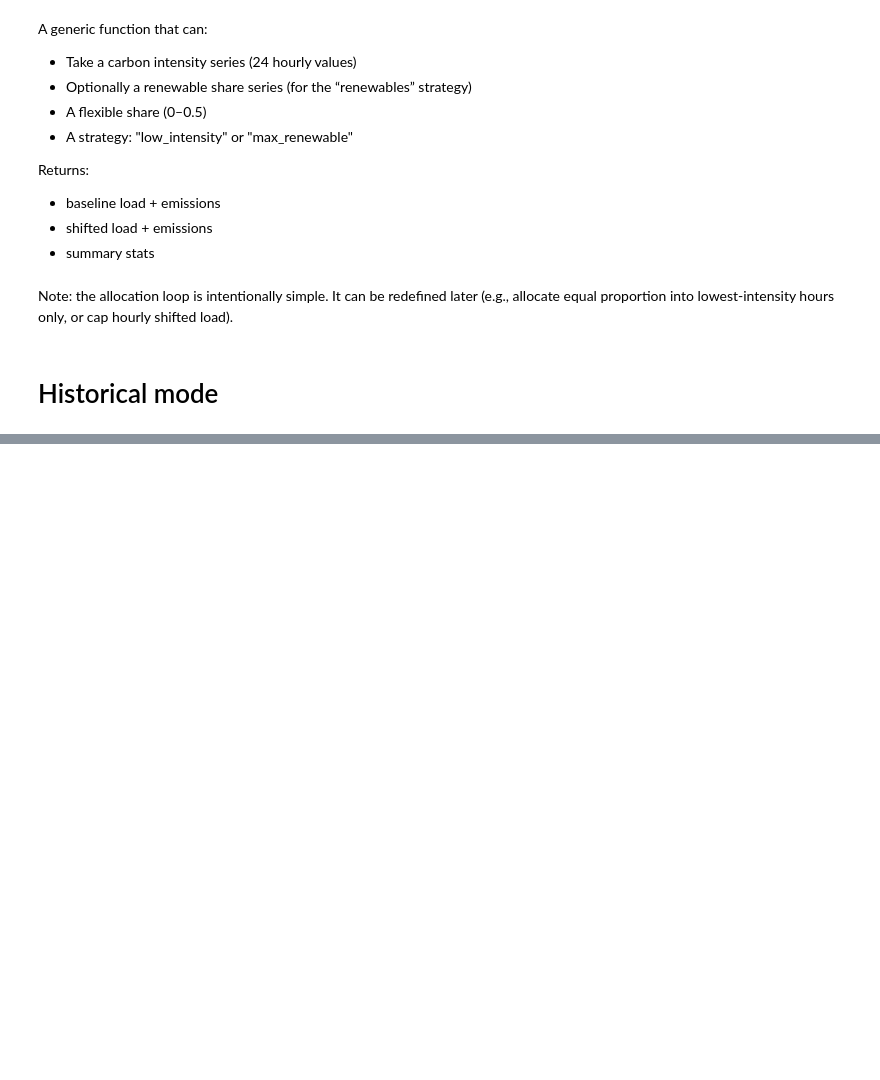
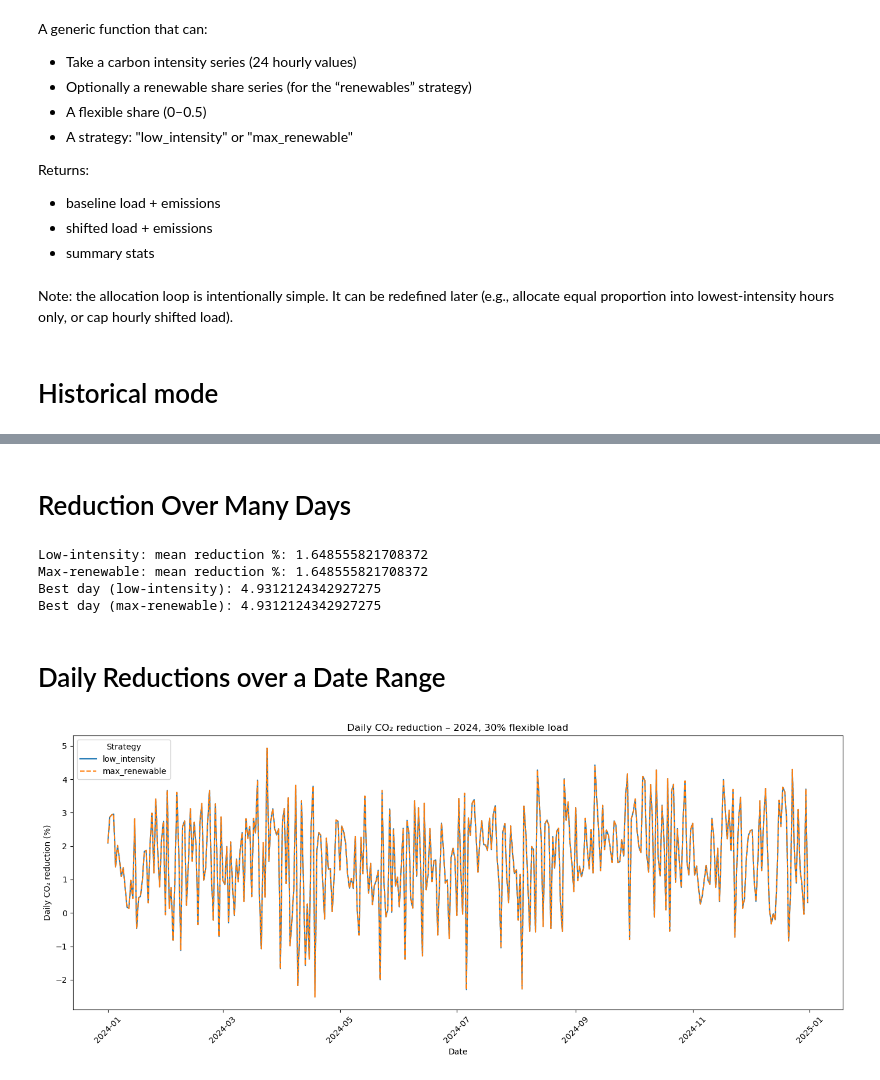
Before and after one commit to KrisN13/Forecasting-UK-Grid-Carbon-Intensity, a Jupyter notebook: notebooks/05_scenarios_and_impact.ipynb, the cells around one changed output, grey strips where cells are left out. Saved outputs shown, nothing was run; the diff lists cells and outputs as text; code cells hidden in the pictures; blank space fills up the shorter version.

```diff
--- a/notebooks/05_scenarios_and_impact.ipynb
+++ b/notebooks/05_scenarios_and_impact.ipynb
@@ -180,0 +261,2 @@ scenario_renew = run_shift_scenario(
+# %% [markdown]
+# Reduction Over Many Days
@@ -180,0 +294,20 @@ scenario_renew = run_shift_scenario(
+# %%
+dates_low, red_low = daily_reduction_for_range(
+    "2024-01-01", "2024-12-31", strategy="low_intensity", flexible_share=0.3
+)
+
+dates_ren, red_ren = daily_reduction_for_range(
+    "2024-01-01", "2024-12-31", strategy="max_renewable", flexible_share=0.3
+)
+
+print("Low-intensity: mean reduction %:", red_low.mean() * 100)
+print("Max-renewable: mean reduction %:", red_ren.mean() * 100)
+print("Best day (low-intensity):", red_low.max() * 100)
+print("Best day (max-renewable):", red_ren.max() * 100)
+# %% [output]
+Low-intensity: mean reduction %: 1.648555821708372
+Max-renewable: mean reduction %: 1.648555821708372
+Best day (low-intensity): 4.9312124342927275
+Best day (max-renewable): 4.9312124342927275
+# %% [markdown]
+# Daily Reductions over a Date Range
@@ -180,0 +366,29 @@ scenario_renew = run_shift_scenario(
+# %%
+# Example for 2024
+df_red_2024 = compute_daily_reductions_over_range(
+    "2024-01-01", "2024-12-31",
+    flexible_share=0.3,
+    daily_kwh=14.0,
+)
+# %%
+def plot_yearly_reduction(df_red: pd.DataFrame, title: str = ""):
+    # Pivot to have one column per strategy
+    df_pivot = df_red.pivot(columns="strategy", values="reduction")
+
+    plt.figure(figsize=(14, 6))
+    plt.plot(df_pivot.index, df_pivot["low_intensity"] * 100, label="low_intensity", linestyle="-")
+    plt.plot(df_pivot.index, df_pivot["max_renewable"] * 100, label="max_renewable", linestyle="--")
+
+
+    plt.ylabel("Daily CO₂ reduction (%)")
+    plt.xlabel("Date")
+    plt.title(title or "Daily emission reduction over the year")
+    plt.legend(title="Strategy")
+    plt.xticks(rotation=45)
+    plt.tight_layout()
+    plt.show()
+
+# Example:
+plot_yearly_reduction(df_red_2024, title="Daily CO₂ reduction – 2024, 30% flexible load")
+# %% [output]
+[figure, added]
```
Also changed, not shown: parts of 19 cells of this notebook, 1 other file.
